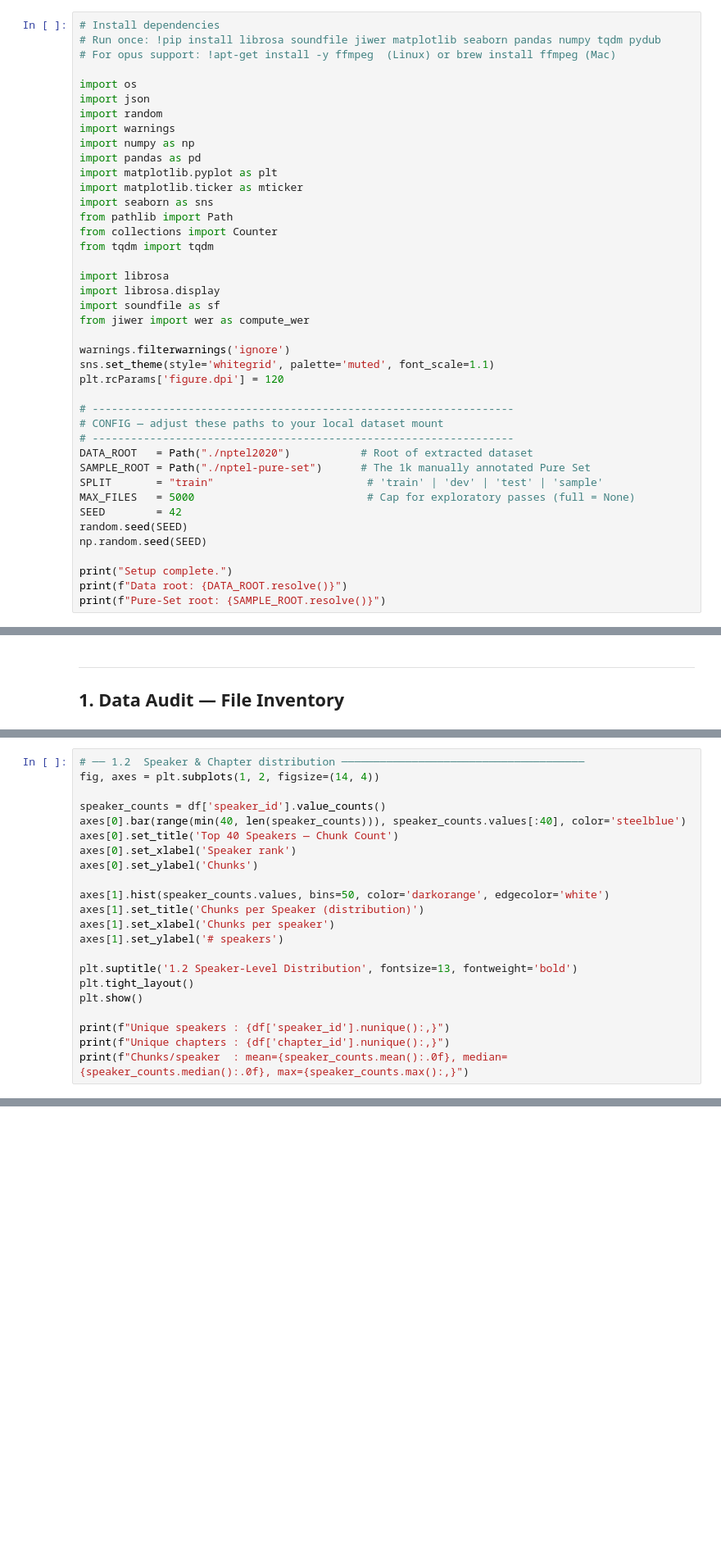
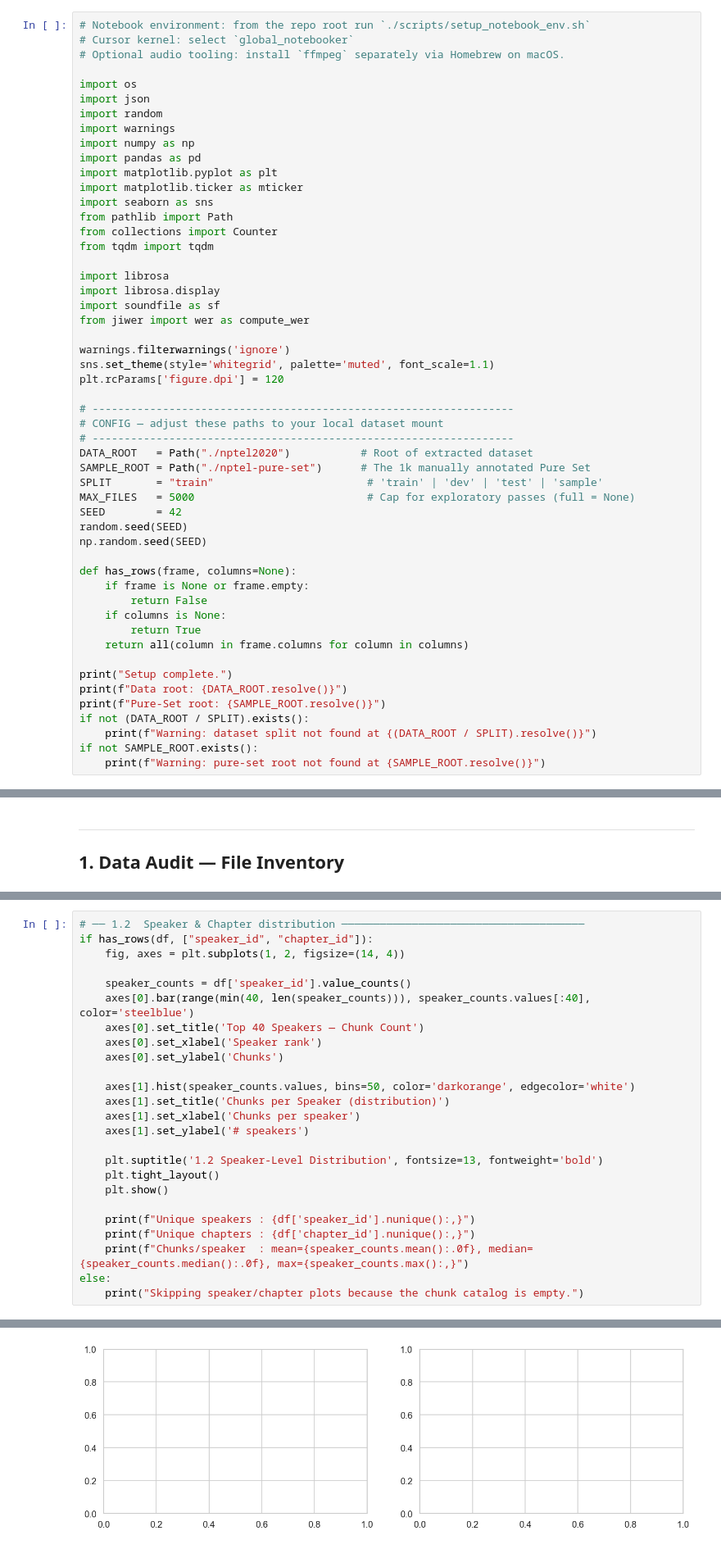
Before and after one commit to hindyros/phronetic-ai-audioinpainting, a Jupyter notebook: data/eda/english/NPTEL2020_EDA.ipynb, the cells around one changed output, grey strips where cells are left out. Shown at 82% size. Cells and saved outputs as stored; diff of their text form; blank space fills up the shorter version.

Commit message:
EDA debugging and Script for emualting netowrk connectivity issues

```diff
--- a/data/eda/english/NPTEL2020_EDA.ipynb
+++ b/data/eda/english/NPTEL2020_EDA.ipynb
@@ -24,9 +24,9 @@ Given our goal of **automated speech correction in low-bandwidth settings**, thi
 ---
 ## 0. Environment Setup
 # %%
-# Install dependencies
-# Run once: !pip install librosa soundfile jiwer matplotlib seaborn pandas numpy tqdm pydub
-# For opus support: !apt-get install -y ffmpeg  (Linux) or brew install ffmpeg (Mac)
+# Notebook environment: from the repo root run `./scripts/setup_notebook_env.sh`
+# Cursor kernel: select `global_notebooker`
+# Optional audio tooling: install `ffmpeg` separately via Homebrew on macOS.
 
 import os
 import json
@@ -61,8 +61,19 @@ SEED        = 42
 random.seed(SEED)
 np.random.seed(SEED)
 
+def has_rows(frame, columns=None):
+    if frame is None or frame.empty:
+        return False
+    if columns is None:
+        return True
+    return all(column in frame.columns for column in columns)
+
 print("Setup complete.")
 print(f"Data root: {DATA_ROOT.resolve()}")
 print(f"Pure-Set root: {SAMPLE_ROOT.resolve()}")
+if not (DATA_ROOT / SPLIT).exists():
+    print(f"Warning: dataset split not found at {(DATA_ROOT / SPLIT).resolve()}")
+if not SAMPLE_ROOT.exists():
+    print(f"Warning: pure-set root not found at {SAMPLE_ROOT.resolve()}")
 # %% [output]
 Setup complete.
@@ -105,23 +123,27 @@ df.head()
 |  |
 # %%
 # ── 1.2  Speaker & Chapter distribution ──────────────────────────────────────
-fig, axes = plt.subplots(1, 2, figsize=(14, 4))
+if has_rows(df, ["speaker_id", "chapter_id"]):
+    fig, axes = plt.subplots(1, 2, figsize=(14, 4))
 
-speaker_counts = df['speaker_id'].value_counts()
-axes[0].bar(range(min(40, len(speaker_counts))), speaker_counts.values[:40], color='steelblue')
-axes[0].set_title('Top 40 Speakers — Chunk Count')
-axes[0].set_xlabel('Speaker rank')
-axes[0].set_ylabel('Chunks')
+    speaker_counts = df['speaker_id'].value_counts()
+    axes[0].bar(range(min(40, len(speaker_counts))), speaker_counts.values[:40], color='steelblue')
+    axes[0].set_title('Top 40 Speakers — Chunk Count')
+    axes[0].set_xlabel('Speaker rank')
+    axes[0].set_ylabel('Chunks')
 
-axes[1].hist(speaker_counts.values, bins=50, color='darkorange', edgecolor='white')
-axes[1].set_title('Chunks per Speaker (distribution)')
-axes[1].set_xlabel('Chunks per speaker')
-axes[1].set_ylabel('# speakers')
+    axes[1].hist(speaker_counts.values, bins=50, color='darkorange', edgecolor='white')
+    axes[1].set_title('Chunks per Speaker (distribution)')
+    axes[1].set_xlabel('Chunks per speaker')
+    axes[1].set_ylabel('# speakers')
 
-plt.suptitle('1.2 Speaker-Level Distribution', fontsize=13, fontweight='bold')
-plt.tight_layout()
-plt.show()
+    plt.suptitle('1.2 Speaker-Level Distribution', fontsize=13, fontweight='bold')
+    plt.tight_layout()
+    plt.show()
 
-print(f"Unique speakers : {df['speaker_id'].nunique():,}")
-print(f"Unique chapters : {df['chapter_id'].nunique():,}")
-print(f"Chunks/speaker  : mean={speaker_counts.mean():.0f}, median={speaker_counts.median():.0f}, max={speaker_counts.max():,}")
+    print(f"Unique speakers : {df['speaker_id'].nunique():,}")
+    print(f"Unique chapters : {df['chapter_id'].nunique():,}")
+    print(f"Chunks/speaker  : mean={speaker_counts.mean():.0f}, median={speaker_counts.median():.0f}, max={speaker_counts.max():,}")
+else:
+    print("Skipping speaker/chapter plots because the chunk catalog is empty.")
+# %% [output]
@@ -128,3 +151,4 @@ print(f"Chunks/speaker  : mean={speaker_counts.mean():.0f}, median={speaker_coun
+[figure, added]
 # %% [markdown]
 ---
 ## 2. Audio Quality Profiling
```
Also changed, not shown: parts of 3 cells of this notebook, 10 other files.
